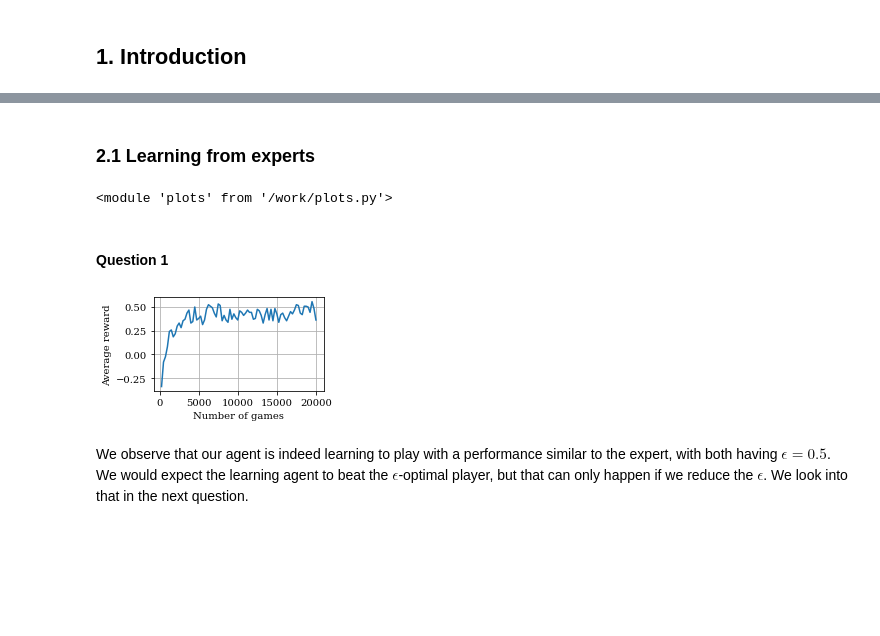
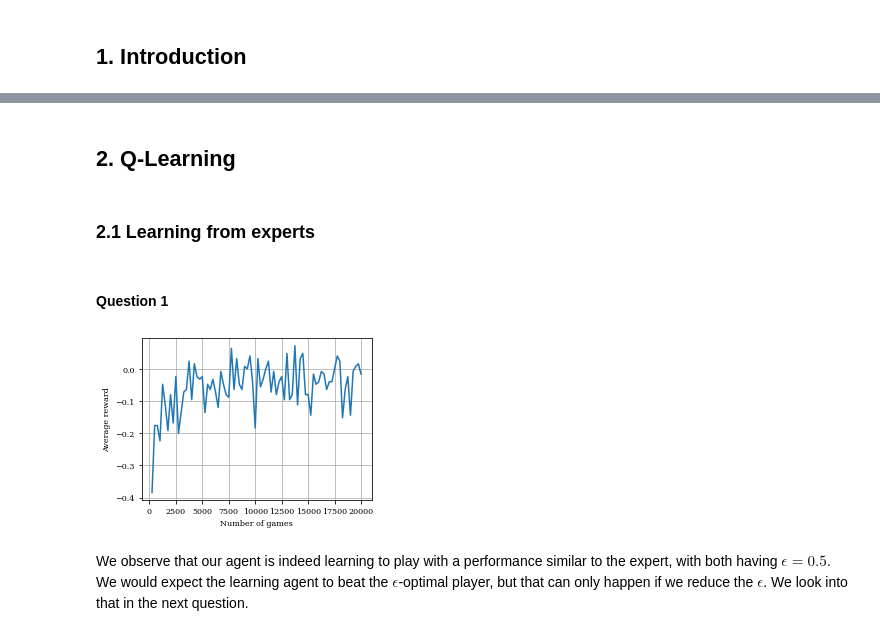
Before and after one commit to frasalvi/DQL_Nim, a Jupyter notebook: nim.ipynb, the cells around one changed output, grey strips where cells are left out. Drawn from its saved outputs; the diff is of its cells as text; code cells hidden in the pictures; blank space fills up the shorter version.

```diff
--- a/nim.ipynb
+++ b/nim.ipynb
@@ -74,40 +28,35 @@ The Q-Learning logic is in `qlearning.py`, which we imported just above.
+# %% [markdown]
+## 2. Q-Learning
 # %% [markdown]
 ### 2.1 Learning from experts
-# %%
-# Run this to re-import qlearning after a change
-import importlib
-import qlearning
-importlib.reload(qlearning)
-importlib.reload(plots)
-# %% [output]
-<module 'plots' from '/work/plots.py'>
 # %% [markdown]
 #### Question 1
 # %%
 # general simulation parameters
 total_games = 20_000
 plot_every = 250
 
 # simulation
-agent = QLearningAgent(epsilon=0.1)
+agent = QAgent(epsilon=0.5)
 expert = OptimalPlayer(epsilon=0.5)
 rewards = np.zeros(total_games // plot_every)
 
 env = NimEnv()
 for game in range(total_games):
     env.reset(seed=game)
     env.current_player = game % 2
     rewards[game // plot_every] += run_q_learning(env, agent, expert, False)
 
 plt.plot(plot_every * (1 + np.arange(total_games // plot_every)), rewards / plot_every)
 # no title, should be in the caption
 #plt.title(r"Average reward against optimal player (fixed $\epsilon=%s$)" % 0.5)
 plt.xlabel("Number of games")
 plt.ylabel("Average reward")
+# plt.yticks([-0.25, 0, 0.25, 0.5]) # if epsilon=0.1
 plots.export("q1")
 plt.show()
 # %% [output]
-[figure, old version]
+[figure, new version]
 # %% [markdown]
 We observe that our agent is indeed learning to play with a performance similar to the expert, with both having $\epsilon = 0.5$. We would expect the learning agent to beat the $\epsilon$-optimal player, but that can only happen if we reduce the $\epsilon$. We look into that in the next question.
 # %% [markdown]
```
Also changed, not shown: parts of 44 cells of this notebook, 1 other file.
